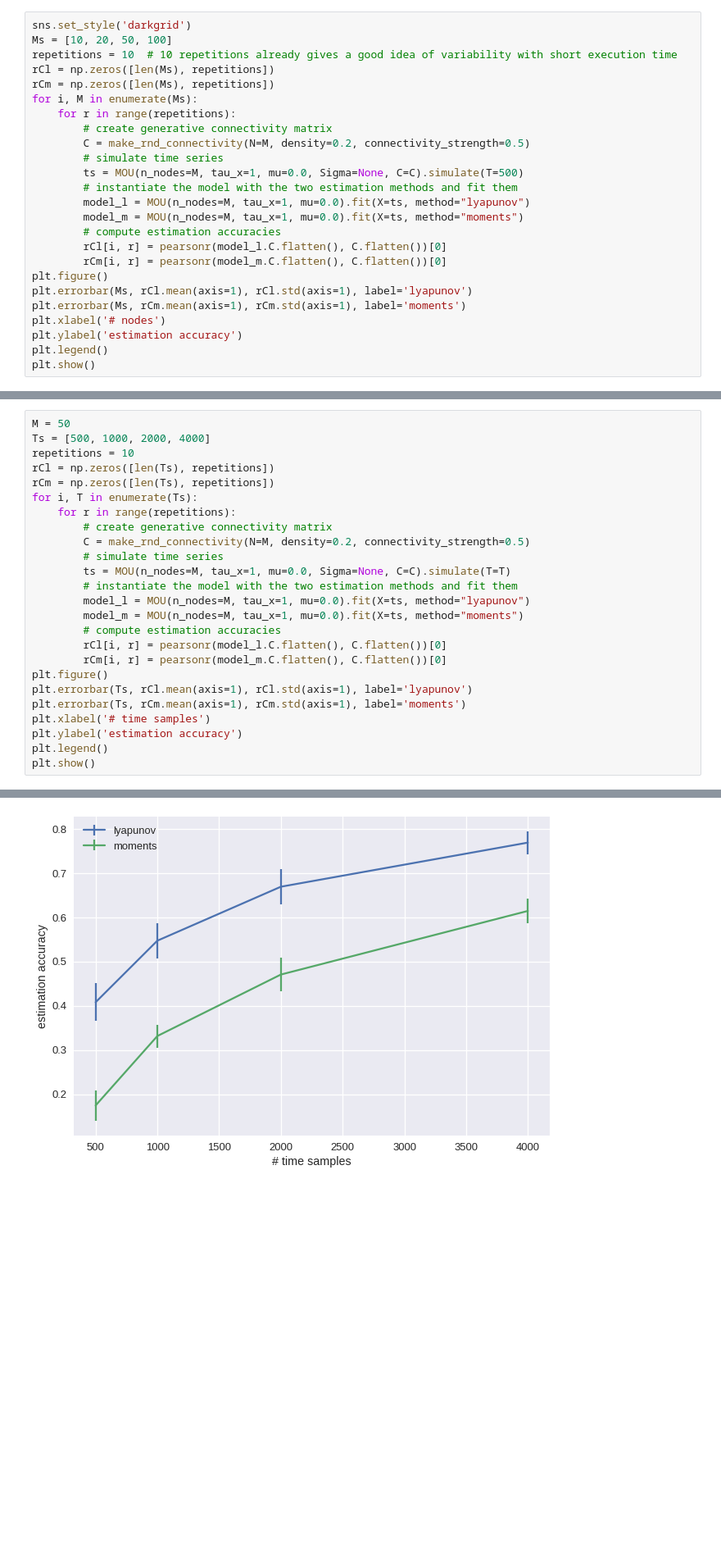
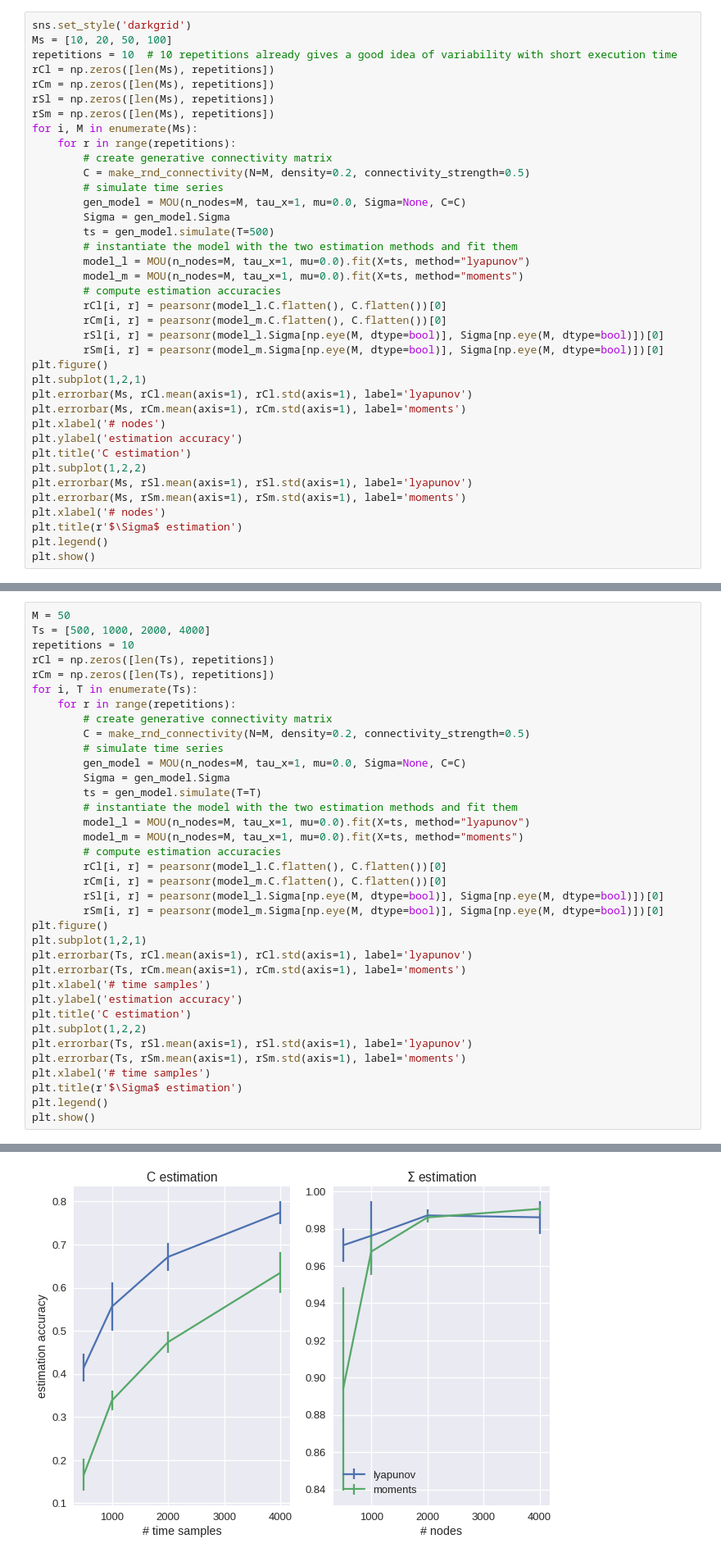
Before and after one commit to andins/bayes_MOU, a Jupyter notebook: group_meeting/MOU_bayesVSgradient.ipynb, the cells around one changed output, grey strips where cells are left out. Shown at 82% size. Cells and saved outputs as stored; diff of their text form; blank space fills up the shorter version.

```diff
--- a/group_meeting/MOU_bayesVSgradient.ipynb
+++ b/group_meeting/MOU_bayesVSgradient.ipynb
@@ -163,23 +174,36 @@ Ms = [10, 20, 50, 100]
 repetitions = 10  # 10 repetitions already gives a good idea of variability with short execution time
 rCl = np.zeros([len(Ms), repetitions])
 rCm = np.zeros([len(Ms), repetitions])
+rSl = np.zeros([len(Ms), repetitions])
+rSm = np.zeros([len(Ms), repetitions])
 for i, M in enumerate(Ms):
     for r in range(repetitions):
         # create generative connectivity matrix
         C = make_rnd_connectivity(N=M, density=0.2, connectivity_strength=0.5)
         # simulate time series
-        ts = MOU(n_nodes=M, tau_x=1, mu=0.0, Sigma=None, C=C).simulate(T=500)
+        gen_model = MOU(n_nodes=M, tau_x=1, mu=0.0, Sigma=None, C=C)
+        Sigma = gen_model.Sigma
+        ts = gen_model.simulate(T=500)
         # instantiate the model with the two estimation methods and fit them
         model_l = MOU(n_nodes=M, tau_x=1, mu=0.0).fit(X=ts, method="lyapunov")
         model_m = MOU(n_nodes=M, tau_x=1, mu=0.0).fit(X=ts, method="moments")
         # compute estimation accuracies
         rCl[i, r] = pearsonr(model_l.C.flatten(), C.flatten())[0]
         rCm[i, r] = pearsonr(model_m.C.flatten(), C.flatten())[0]
+        rSl[i, r] = pearsonr(model_l.Sigma[np.eye(M, dtype=bool)], Sigma[np.eye(M, dtype=bool)])[0]
+        rSm[i, r] = pearsonr(model_m.Sigma[np.eye(M, dtype=bool)], Sigma[np.eye(M, dtype=bool)])[0]
 plt.figure()
+plt.subplot(1,2,1)
 plt.errorbar(Ms, rCl.mean(axis=1), rCl.std(axis=1), label='lyapunov')
 plt.errorbar(Ms, rCm.mean(axis=1), rCm.std(axis=1), label='moments')
 plt.xlabel('# nodes')
 plt.ylabel('estimation accuracy')
+plt.title('C estimation')
+plt.subplot(1,2,2)
+plt.errorbar(Ms, rSl.mean(axis=1), rSl.std(axis=1), label='lyapunov')
+plt.errorbar(Ms, rSm.mean(axis=1), rSm.std(axis=1), label='moments')
+plt.xlabel('# nodes')
+plt.title(r'$\Sigma$ estimation')
 plt.legend()
 plt.show()
 # %% [output]
@@ -216,18 +239,29 @@ for i, T in enumerate(Ts):
         # create generative connectivity matrix
         C = make_rnd_connectivity(N=M, density=0.2, connectivity_strength=0.5)
         # simulate time series
-        ts = MOU(n_nodes=M, tau_x=1, mu=0.0, Sigma=None, C=C).simulate(T=T)
+        gen_model = MOU(n_nodes=M, tau_x=1, mu=0.0, Sigma=None, C=C)
+        Sigma = gen_model.Sigma
+        ts = gen_model.simulate(T=T)
         # instantiate the model with the two estimation methods and fit them
         model_l = MOU(n_nodes=M, tau_x=1, mu=0.0).fit(X=ts, method="lyapunov")
         model_m = MOU(n_nodes=M, tau_x=1, mu=0.0).fit(X=ts, method="moments")
         # compute estimation accuracies
         rCl[i, r] = pearsonr(model_l.C.flatten(), C.flatten())[0]
         rCm[i, r] = pearsonr(model_m.C.flatten(), C.flatten())[0]
+        rSl[i, r] = pearsonr(model_l.Sigma[np.eye(M, dtype=bool)], Sigma[np.eye(M, dtype=bool)])[0]
+        rSm[i, r] = pearsonr(model_m.Sigma[np.eye(M, dtype=bool)], Sigma[np.eye(M, dtype=bool)])[0]
 plt.figure()
+plt.subplot(1,2,1)
 plt.errorbar(Ts, rCl.mean(axis=1), rCl.std(axis=1), label='lyapunov')
 plt.errorbar(Ts, rCm.mean(axis=1), rCm.std(axis=1), label='moments')
 plt.xlabel('# time samples')
 plt.ylabel('estimation accuracy')
+plt.title('C estimation')
+plt.subplot(1,2,2)
+plt.errorbar(Ts, rSl.mean(axis=1), rSl.std(axis=1), label='lyapunov')
+plt.errorbar(Ts, rSm.mean(axis=1), rSm.std(axis=1), label='moments')
+plt.xlabel('# time samples')
+plt.title(r'$\Sigma$ estimation')
 plt.legend()
 plt.show()
 # %% [output]
@@ -241,4 +269,4 @@ Warning: complex values in J; casting to real!
-[figure, old version]
+[figure, new version]
 # %% [markdown]
 ## Connectivity estimated from data
 
```
Also changed, not shown: parts of 10 cells of this notebook.
